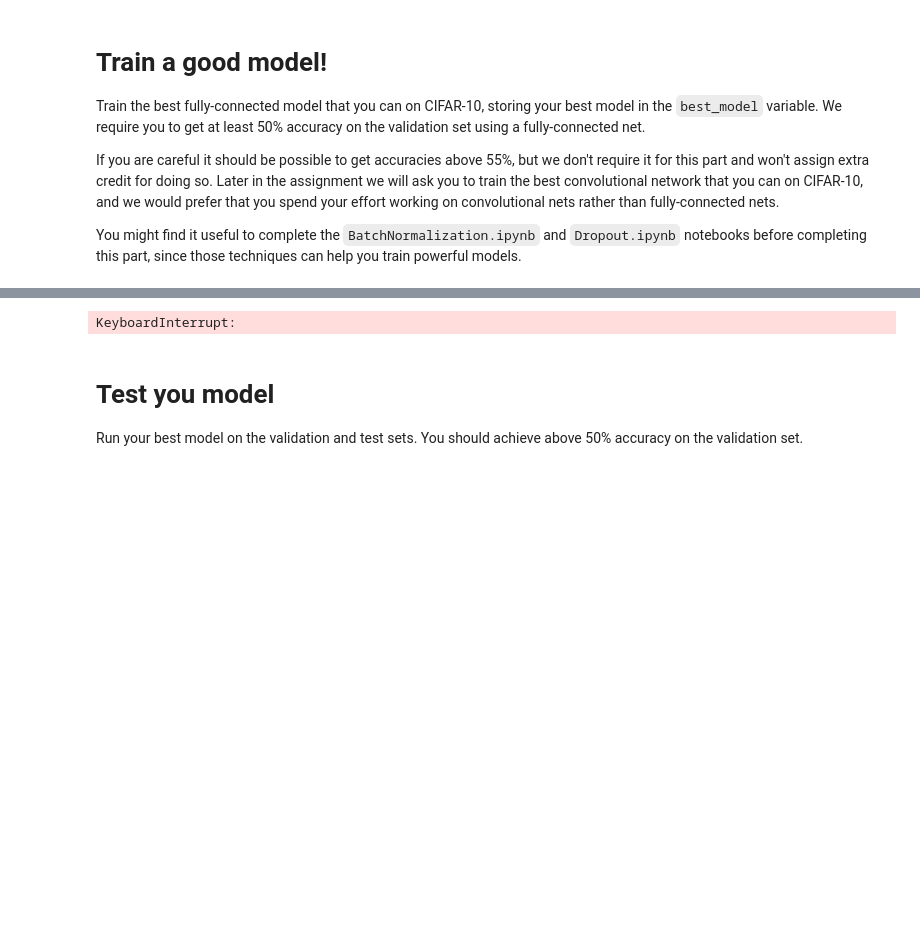
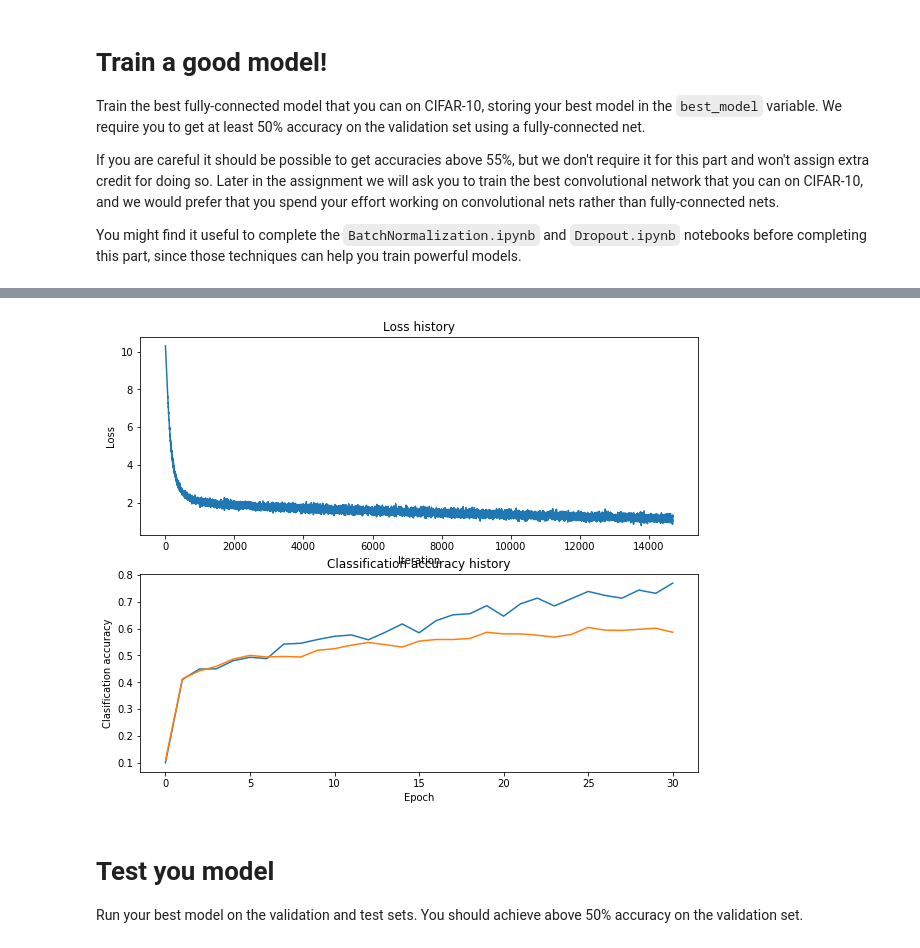
Before and after one commit to yesyzq/COMP4901J, a Jupyter notebook: assignment2/FullyConnectedNets.ipynb, the cells around one changed output, grey strips where cells are left out. Saved outputs shown, nothing was run; the diff lists cells and outputs as text; code cells hidden in the pictures; blank space fills up the shorter version.

```diff
--- a/assignment2/FullyConnectedNets.ipynb
+++ b/assignment2/FullyConnectedNets.ipynb
@@ -768,7 +768,7 @@ weight_scale = 2.5e-2 #1e-5
 model = FullyConnectedNet([600, 500, 400, 300, 200, 100],
                 weight_scale=weight_scale, dtype=np.float64, dropout=0.25, use_batchnorm=True, reg=1e-2)
 solver = Solver(model, data,
-                print_every=500, num_epochs=30, batch_size=100,
+                print_every=100, num_epochs=30, batch_size=100,
                 update_rule='adam',
                 optim_config={
                   'learning_rate': learning_rate,
@@ -820,4 +820,4 @@ plt.show()
-KeyboardInterrupt:
+[figure, added]
 # %% [markdown]
 # Test you model
 Run your best model on the validation and test sets. You should achieve above 50% accuracy on the validation set.
```
Also changed, not shown: parts of 10 cells of this notebook, 11 other files.
